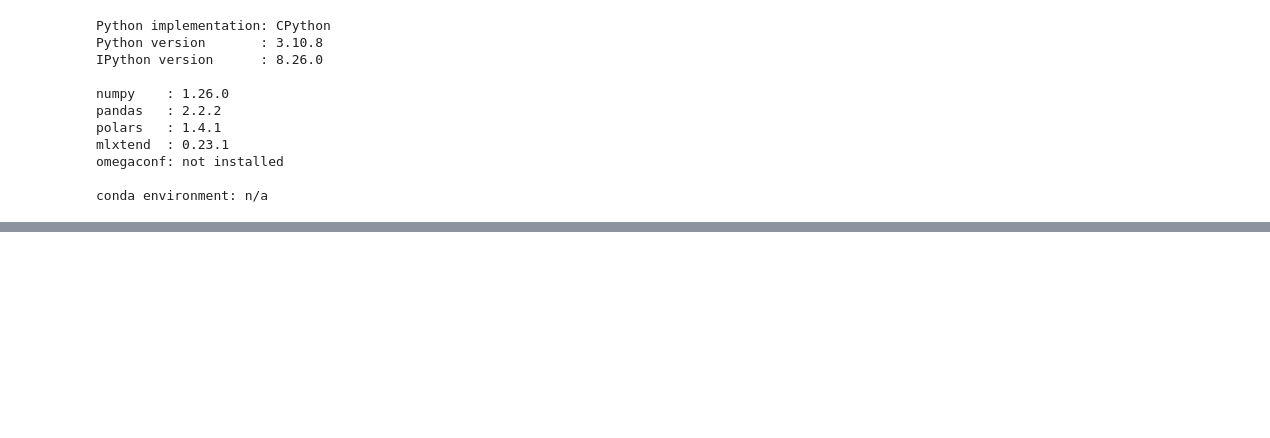
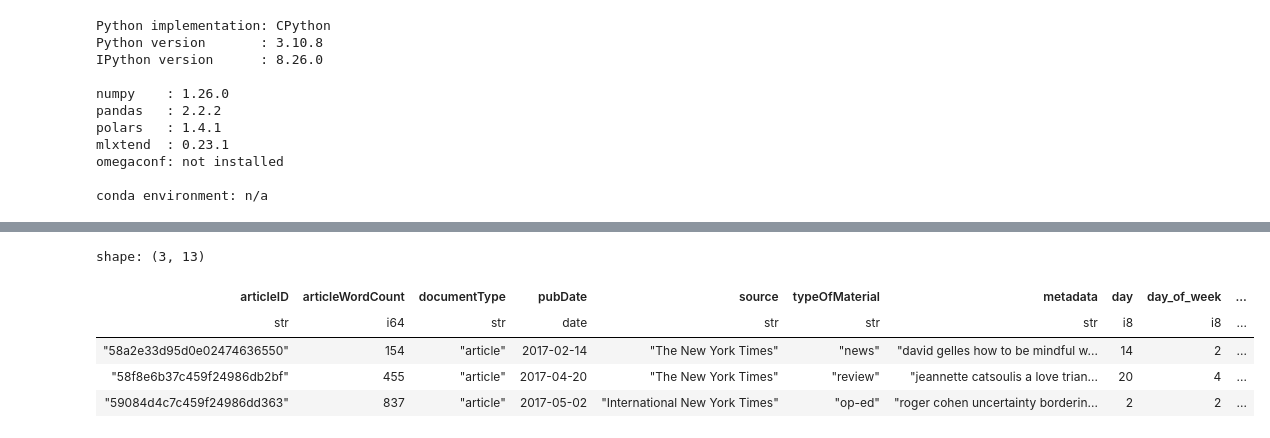
Before and after one commit to chineidu/NYC-Comments, a Jupyter notebook: Notebooks/02-articles-feat-eng.ipynb, the cells around one changed output, grey strips where cells are left out. Drawn from its saved outputs; the diff is of its cells as text; code cells hidden in the pictures; blank space fills up the shorter version.

```diff
--- a/Notebooks/02-articles-feat-eng.ipynb
+++ b/Notebooks/02-articles-feat-eng.ipynb
@@ -122,0 +191,8 @@ warnings.filterwarnings("ignore")
+# %%
+# Convert pubDate to datetime
+date_format: str = "%Y-%m-%d %H:%M:%S"
+articles_df = articles_df.with_columns(
+    pubDate=pl.col("pubDate").str.to_date(date_format)
+)
+
+articles_df.head()
@@ -122,0 +223,38 @@ warnings.filterwarnings("ignore")
+# %%
+def extract_temporal_features(
+    data: pl.DataFrame, date_column: str, date_format: str = "%Y-%m-%d %H:%M:%S"
+) -> pl.DataFrame:
+    # Convert to datetime
+    if not data[date_column].dtype == pl.Date:
+        data = data.with_columns(pubDate=pl.col(date_column).str.to_date(date_format))
+    else:
+        data = data
+
+    try:
+        data = data.with_columns(
+            day=pl.col(date_column).dt.day(),
+            # where monday = 1 and sunday = 7
+            day_of_week=pl.col(date_column).dt.weekday(),
+            week_of_year=pl.col(date_column).dt.week(),
+            month=pl.col(date_column).dt.month(),
+            year=pl.col(date_column).dt.year(),
+            quarter=pl.col(date_column).dt.quarter(),
+        )
+    except:
+        print("Error creating temporal features")
+        return pl.DataFrame()
+
+    return data
+# %%
+df: pl.DataFrame = extract_temporal_features(
+    data=articles_df, date_column="pubDate", date_format="%Y-%m-%d %H:%M:%S"
+)
+
+df.sample(n=3, seed=1)
+# %% [output]
+shape: (3, 13)
+| articleID | articleWordCount | documentType | pubDate | source | typeOfMaterial | metadata | day | day_of_week | ... |
+| str | i64 | str | date | str | str | str | i8 | i8 | ... |
+| "58a2e33d95d0e02474636550" | 154 | "article" | 2017-02-14 | "The New York Times" | "news" | "david gelles how to be mindful w... | 14 | 2 | ... |
+| "58f8e6b37c459f24986db2bf" | 455 | "article" | 2017-04-20 | "The New York Times" | "review" | "jeannette catsoulis a love trian... | 20 | 4 | ... |
+| "59084d4c7c459f24986dd363" | 837 | "article" | 2017-05-02 | "International New York Times" | "op-ed" | "roger cohen uncertainty borderin... | 2 | 2 | ... |
```
Also changed, not shown: parts of 26 cells of this notebook.
